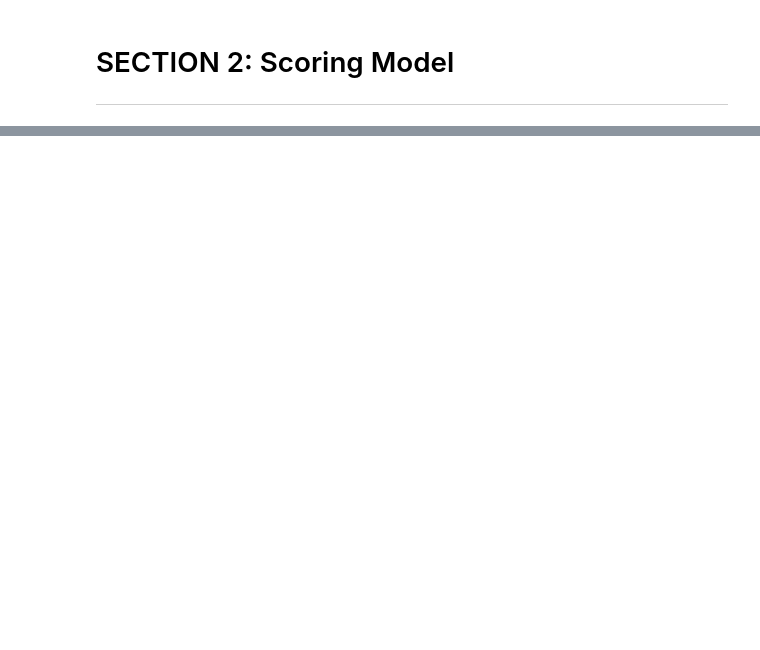
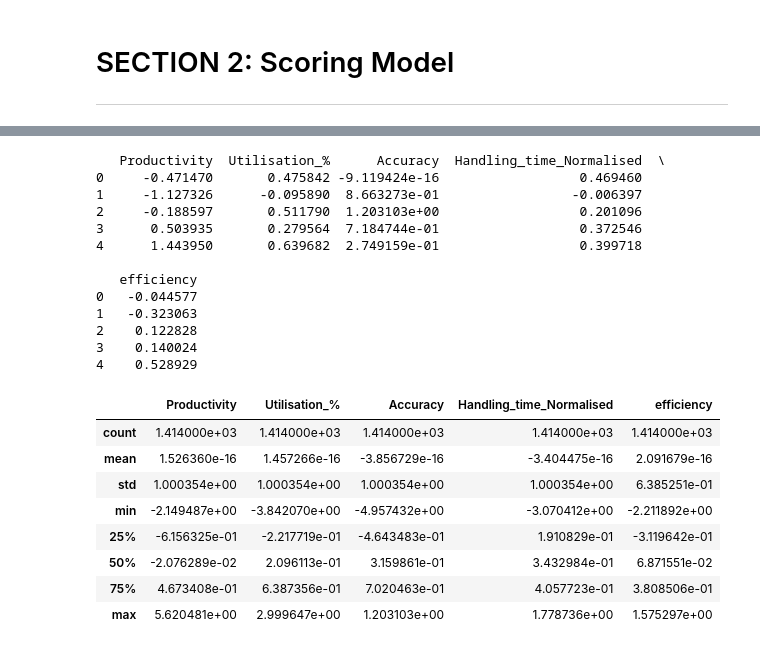
Before and after one commit to liuchennn1414/TikTok_Hungry_Ads, a Jupyter notebook: moderator_score.ipynb, the cells around one changed output, grey strips where cells are left out. Cells and saved outputs as stored; diff of their text form; code cells hidden in the pictures; blank space fills up the shorter version.

```diff
--- a/moderator_score.ipynb
+++ b/moderator_score.ipynb
@@ -284,0 +279,29 @@ min(result)
+# %%
+beta = [0.25,0.45,-0.30]
+df2 = scaled_df.copy()
+df2['efficiency'] = 0.25 * df2['Productivity'] + 0.45 * df2['Utilisation_%'] - 0.3 * df2['Handling_time_Normalised']
+print(df2.head())
+df2.describe()
+# %% [output]
+   Productivity  Utilisation_%      Accuracy  Handling_time_Normalised  \
+0     -0.471470       0.475842 -9.119424e-16                  0.469460
+1     -1.127326      -0.095890  8.663273e-01                 -0.006397
+2     -0.188597       0.511790  1.203103e+00                  0.201096
+3      0.503935       0.279564  7.184744e-01                  0.372546
+4      1.443950       0.639682  2.749159e-01                  0.399718
+
+   efficiency
+0   -0.044577
+1   -0.323063
+2    0.122828
+3    0.140024
+4    0.528929
+|  | Productivity | Utilisation_% | Accuracy | Handling_time_Normalised | efficiency |
+| count | 1.414000e+03 | 1.414000e+03 | 1.414000e+03 | 1.414000e+03 | 1.414000e+03 |
+| mean | 1.526360e-16 | 1.457266e-16 | -3.856729e-16 | -3.404475e-16 | 2.091679e-16 |
+| std | 1.000354e+00 | 1.000354e+00 | 1.000354e+00 | 1.000354e+00 | 6.385251e-01 |
+| min | -2.149487e+00 | -3.842070e+00 | -4.957432e+00 | -3.070412e+00 | -2.211892e+00 |
+| 25% | -6.156325e-01 | -2.217719e-01 | -4.643483e-01 | 1.910829e-01 | -3.119642e-01 |
+| 50% | -2.076289e-02 | 2.096113e-01 | 3.159861e-01 | 3.432984e-01 | 6.871551e-02 |
+| 75% | 4.673408e-01 | 6.387356e-01 | 7.020463e-01 | 4.057723e-01 | 3.808506e-01 |
+| max | 5.620481e+00 | 2.999647e+00 | 1.203103e+00 | 1.778736e+00 | 1.575297e+00 |
```
Also changed, not shown: parts of 15 cells of this notebook.
